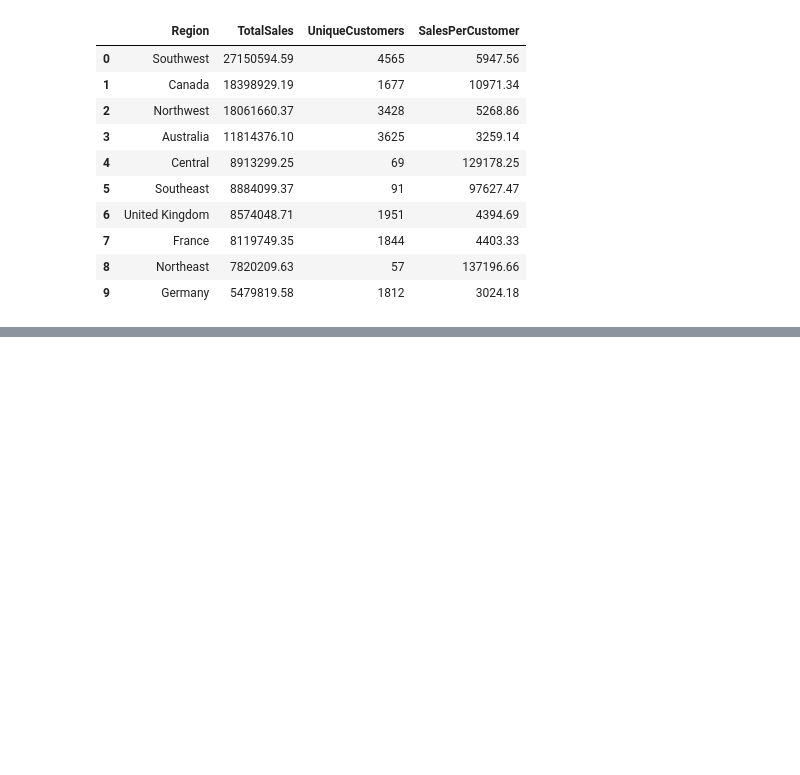
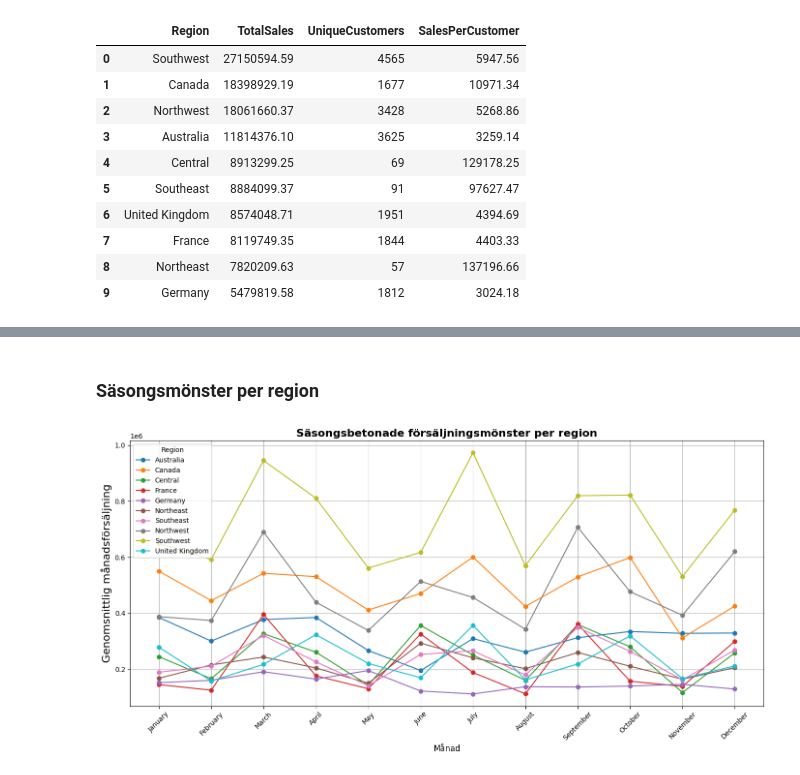
Before and after one commit to MstAnarkoli/Data-Science-Project-Adventure-Works-SQL-exam, a Jupyter notebook: notebooks/report.ipynb, the cells around one changed output, grey strips where cells are left out. Drawn from its saved outputs; the diff is of its cells as text; code cells hidden in the pictures; blank space fills up the shorter version.

```diff
--- a/notebooks/report.ipynb
+++ b/notebooks/report.ipynb
@@ -502,0 +644,70 @@ plt.show()
+# %% [markdown]
+### Säsongsmönster per region
+# %%
+query = """
+
+SELECT
+    st.Name AS Region,
+    YEAR(soh.OrderDate) AS Year,
+    MONTH(soh.OrderDate) AS Month,
+    DATENAME(MONTH, soh.OrderDate) AS MonthName,
+    ROUND(SUM(soh.TotalDue), 2) AS TotalSales
+FROM Sales.SalesOrderHeader soh
+JOIN Sales.SalesTerritory st
+    ON soh.TerritoryID = st.TerritoryID
+GROUP BY
+    st.Name,
+    YEAR(soh.OrderDate),
+    MONTH(soh.OrderDate),
+    DATENAME(MONTH, soh.OrderDate)
+ORDER BY
+    st.Name, Year, Month;
+"""
+
+df_region_season = pd.read_sql(query, engine)
+df_region_season.head()
+
+
+df_region_season['Date'] = pd.to_datetime(
+    df_region_season['Year'].astype(str) + '-' +
+    df_region_season['Month'].astype(str) + '-01'
+)
+
+df_region_season = df_region_season.sort_values(['Region', 'Date'])
+
+df_region_month_avg = (
+    df_region_season
+    .groupby(['Region', 'Month'])
+    .agg(
+        MonthName=('MonthName', 'first'),
+        AvgMonthlySales=('TotalSales', 'mean')
+    )
+    .reset_index()
+    .sort_values('Month')
+)
+
+df_region_month_avg.head()
+import matplotlib.pyplot as plt
+
+plt.figure(figsize=(14,7))
+
+for region in df_region_month_avg['Region'].unique():
+    data = df_region_month_avg[df_region_month_avg['Region'] == region]
+    plt.plot(
+        data['Month'],
+        data['AvgMonthlySales'],
+        marker='o',
+        label=region
+    )
+
+plt.title("Säsongsbetonade försäljningsmönster per region", fontsize=16, fontweight="bold")
+plt.xlabel("Månad", fontsize=12)
+plt.ylabel("Genomsnittlig månadsförsäljning", fontsize=16)
+plt.xticks(range(1,13), df_region_month_avg.sort_values('Month')['MonthName'].unique(), rotation=45)
+plt.legend(title="Region")
+plt.grid(True)
+plt.tight_layout()
+plt.show()
+import seaborn as sns
+# %% [output]
+[figure, added]
```
Also changed, not shown: parts of 22 cells of this notebook, 1 other file.
